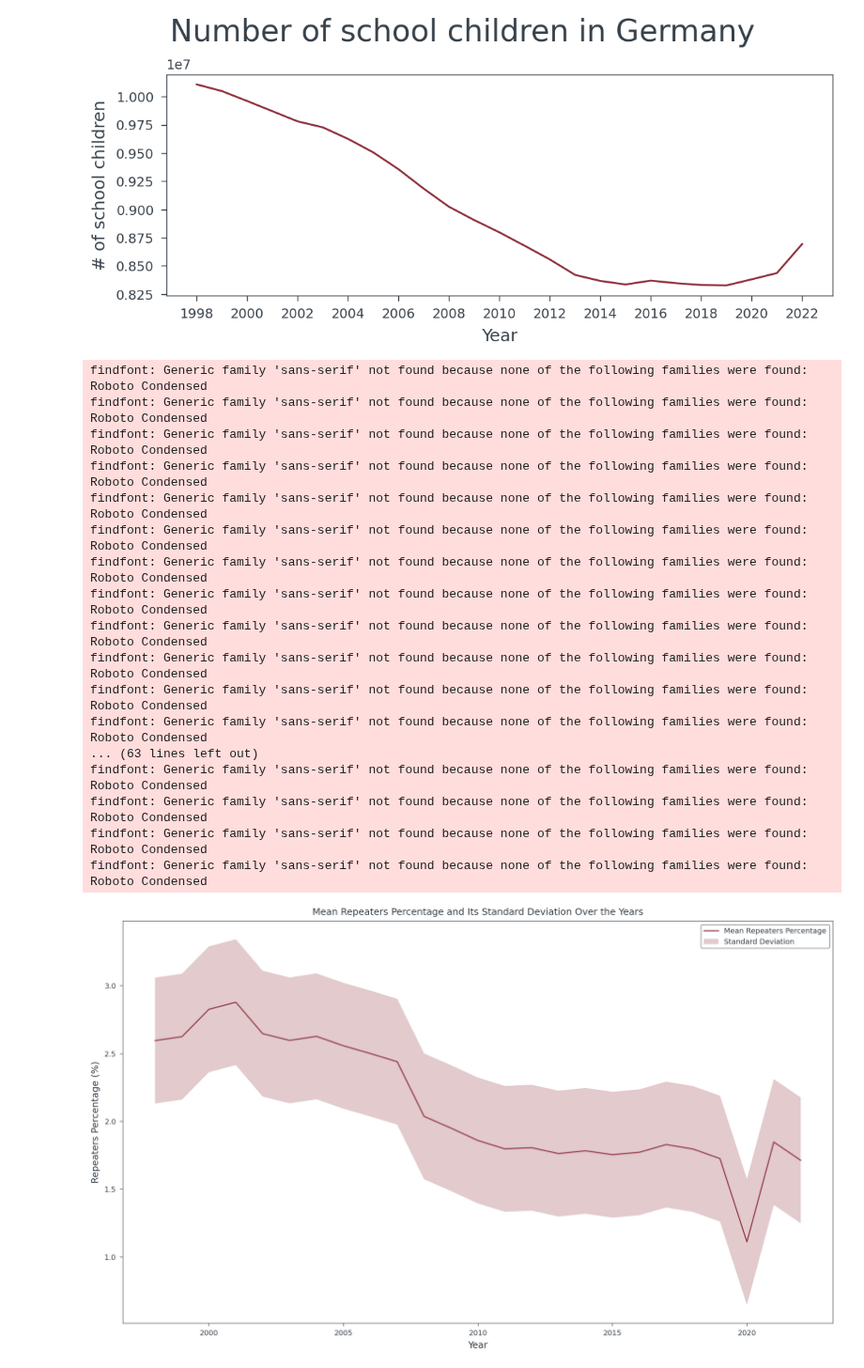
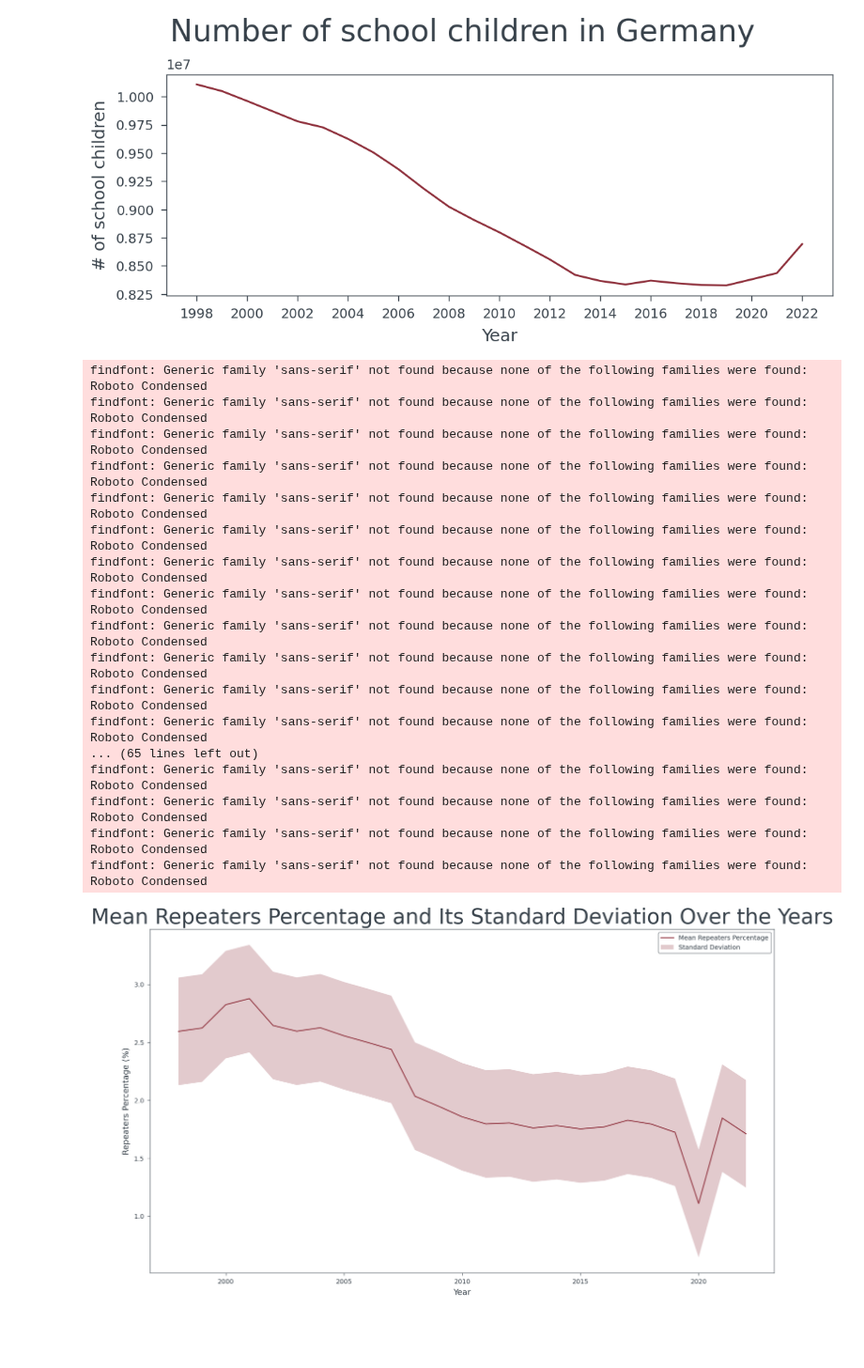
Before and after one commit to KarylReyne/DataLiteracyWS23, a Jupyter notebook: exp/JS-002-Repeaters.ipynb, the cells around one changed output. Shown at 94% size. Drawn from its saved outputs; the diff is of its cells as text; code cells hidden in the pictures; blank space fills up the shorter version.

Commit message:
fixed fontsize

```diff
--- a/exp/JS-002-Repeaters.ipynb
+++ b/exp/JS-002-Repeaters.ipynb
@@ -236,33 +236,33 @@ plt.fill_between(merged_data.index,
                  mean_repeaters_percentage + std_repeaters_percentage,
                  alpha=0.25,
                  label='Standard Deviation')
 
 # Adding title and labels
-plt.title('Mean Repeaters Percentage and Its Standard Deviation Over the Years')
+plt.title('Mean Repeaters Percentage and Its Standard Deviation Over the Years',fontsize=23)
 plt.xlabel('Year')
 plt.ylabel('Repeaters Percentage (%)')
 
 # Showing the legend
 plt.legend()
 
 # Displaying the plot
 plt.show()
 # %% [output]
 findfont: Generic family 'sans-serif' not found because none of the following families were found: Roboto Condensed
 findfont: Generic family 'sans-serif' not found because none of the following families were found: Roboto Condensed
 findfont: Generic family 'sans-serif' not found because none of the following families were found: Roboto Condensed
 findfont: Generic family 'sans-serif' not found because none of the following families were found: Roboto Condensed
 findfont: Generic family 'sans-serif' not found because none of the following families were found: Roboto Condensed
 findfont: Generic family 'sans-serif' not found because none of the following families were found: Roboto Condensed
 findfont: Generic family 'sans-serif' not found because none of the following families were found: Roboto Condensed
 findfont: Generic family 'sans-serif' not found because none of the following families were found: Roboto Condensed
 findfont: Generic family 'sans-serif' not found because none of the following families were found: Roboto Condensed
 findfont: Generic family 'sans-serif' not found because none of the following families were found: Roboto Condensed
 findfont: Generic family 'sans-serif' not found because none of the following families were found: Roboto Condensed
 findfont: Generic family 'sans-serif' not found because none of the following families were found: Roboto Condensed
-... (63 lines left out)
+... (65 lines left out)
 findfont: Generic family 'sans-serif' not found because none of the following families were found: Roboto Condensed
 findfont: Generic family 'sans-serif' not found because none of the following families were found: Roboto Condensed
 findfont: Generic family 'sans-serif' not found because none of the following families were found: Roboto Condensed
 findfont: Generic family 'sans-serif' not found because none of the following families were found: Roboto Condensed
-[figure, old version]
+[figure, new version]
```
Also changed, not shown: 2 other files.
